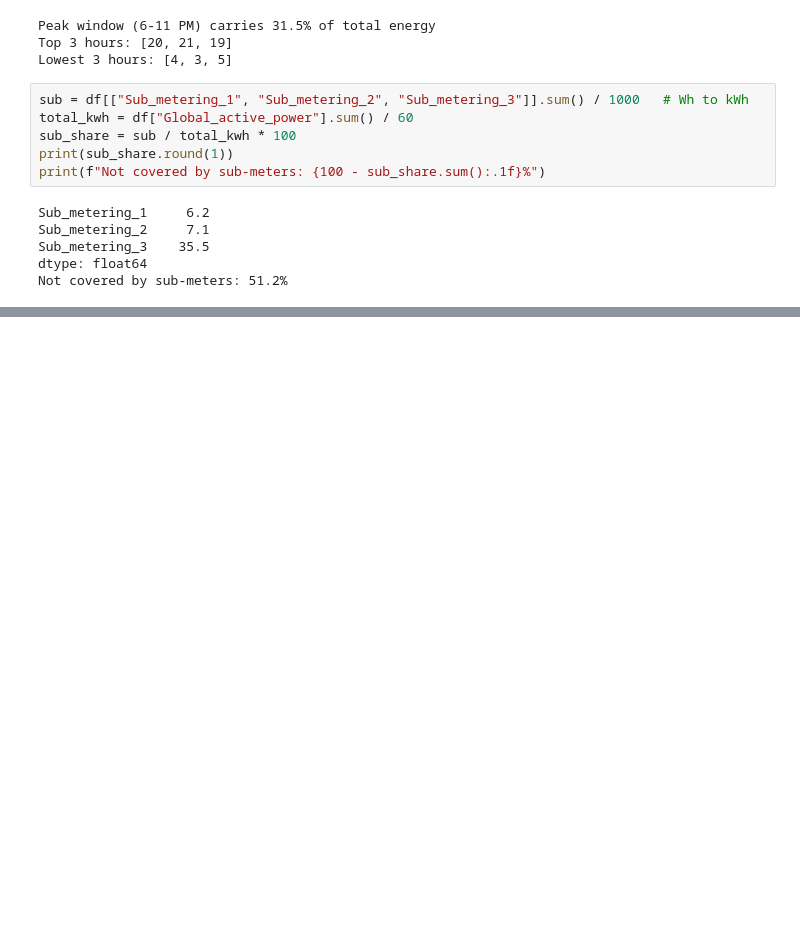
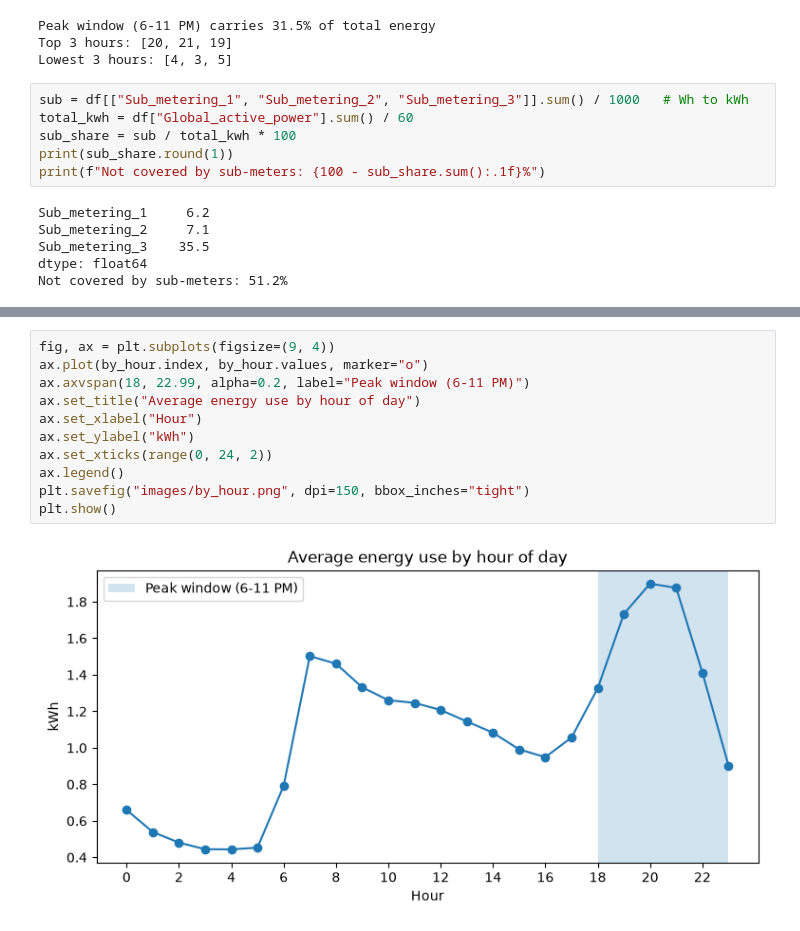
Before and after one commit to aditya-singh-dev1/Energy-Analysis1, a Jupyter notebook: analysis.ipynb, the cells around one changed output, grey strips where cells are left out. Saved outputs shown, nothing was run; the diff lists cells and outputs as text; blank space fills up the shorter version.

Commit message:
Step 4: pattern charts

```diff
--- a/analysis.ipynb
+++ b/analysis.ipynb
@@ -152,0 +164,13 @@ Not covered by sub-meters: 51.2%
+# %%
+fig, ax = plt.subplots(figsize=(9, 4))
+ax.plot(by_hour.index, by_hour.values, marker="o")
+ax.axvspan(18, 22.99, alpha=0.2, label="Peak window (6-11 PM)")
+ax.set_title("Average energy use by hour of day")
+ax.set_xlabel("Hour")
+ax.set_ylabel("kWh")
+ax.set_xticks(range(0, 24, 2))
+ax.legend()
+plt.savefig("images/by_hour.png", dpi=150, bbox_inches="tight")
+plt.show()
+# %% [output]
+[figure, added]
```
Also changed, not shown: parts of 4 cells of this notebook, 4 other files.
